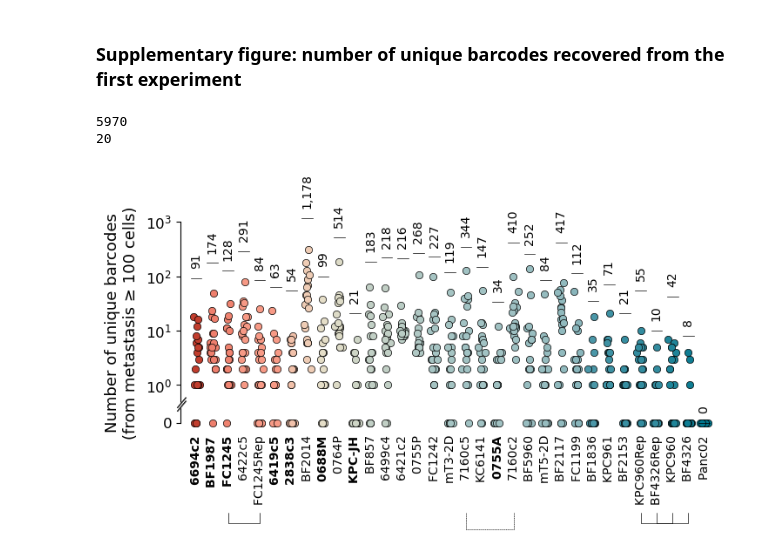
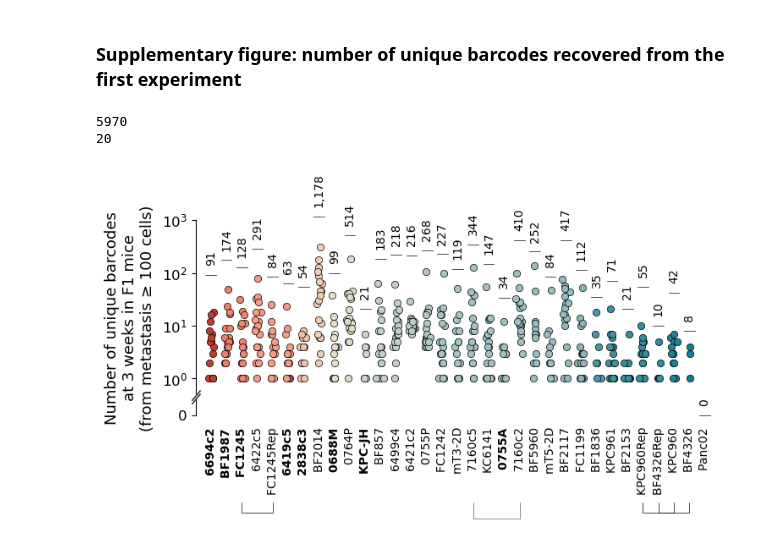
Before and after one commit to alyulina/metastatic-phenotypes, a Jupyter notebook: figures/fig2.ipynb, the cells around one changed output. Drawn from its saved outputs; the diff is of its cells as text; code cells hidden in the pictures.

```diff
--- a/figures/fig2.ipynb
+++ b/figures/fig2.ipynb
@@ -619,0 +858,15 @@ plt.savefig(path_to_save_figs + si + '_' + name + '.pdf', dpi=300, bbox_inches='
+# %%
+# 2d Rag1 iv lung samples from exp. one (see bootstrapping.ipynb for details)
+what = ['1', 3, 'Rag1-/-', 'intravenous', 'lung']
+tag = '_'.join([str(w).replace('/', '').replace(' ', '') for w in what])
+samples = list(set(metadata.loc[(metadata['experiment'] == what[0]) &
+                                (metadata['time point, d'] <= what[1]) & # be careful here
+                                (metadata['genotype'] == what[2]) &
+                                (metadata['injection method'] == what[3]) &
+                                (metadata['tissue'] == what[4])
+].apply(lambda row: row['notes'].split()[0] if row['notes'] != 'none' else row.name, axis=1).tolist())) # choosing the correct name for merged counts
+
+clID__mean_rag1_2d = utils.get_burden_and_n(samples, min_tumor_size=100)[0] # data mean
+clID__err_rag1_2d = {k: [max(0, clID__mean_rag1_2d[k] - np.percentile(v, 2.5)), max(0, np.percentile(v, 97.5) - clID__mean_rag1_2d [k])] for k, v in what__relative_burden_bootstraps['burden_bootstrap__' + tag].items()}
+
+clIDs_sorted_rag1_2d = [y[0] for y in sorted(clID__mean_rag1_2d.items(), key=lambda x: x[-1], reverse=True)]
@@ -692,17 +1075,29 @@ ax.spines['left'].set_linewidth(0.5)
 
 n = 0
 
-clID__n_tumors = {}
-for sample in samples:
-    for i, clID in enumerate(clIDs[1:]):
-        if clID not in clID__n_tumors:
-            clID__n_tumors[clID] = []
-        clID__n_tumors[clID].append(len([x for x in sample_clID_barcode__count[sample][clID].values() if x >= 100]))
-        #plt.scatter(i, n_tumors, color='#00000000', edgecolor='black', linewidth=0.8)
+# making a list of 3w F1 iv lung samples from exp. one
+what = ['1', 20, 'C57B6/129S F1', 'intravenous', 'lung']
+samples = list(set(metadata.loc[(metadata['experiment'] == what[0]) &
+                                (metadata['time point, d'] > what[1]) & # be careful here
+                                (metadata['genotype'] == what[2]) &
+                                (metadata['injection method'] == what[3]) &
+                                (metadata['tissue'] == what[4])
+].apply(lambda row: row['notes'].split()[0] if row['notes'] != 'none' else row.name, axis=1).tolist())) # choosing the correct name for merged counts
+
+# getting tumor sizes:
+mouse_clID_barcode_size = utils.convert_barcode_reads_to_cell_counts(samples)
+
+# count unique barcodes per clID per mouse
+n_tumors = mouse_clID_barcode_size[mouse_clID_barcode_size['size'] >= 100].groupby(['mouse', 'clID'])['barcode'].nunique().reset_index(name='n_barcodes')
+
+clID__n_tumors = {clID: [] for clID in clIDs_no_spikein}
+for clID in clIDs[1:]:
+    values = n_tumors[n_tumors['clID'] == clID]['n_barcodes'].tolist()
+    clID__n_tumors[clID].extend(values)
 
 for i, clID in enumerate(clIDs_sorted):
     plt.scatter(i + np.random.normal(0, 0.1, len(clID__n_tumors[clID])), [0.2 if x == 0 else x for x in clID__n_tumors[clID]],
-                color=clID__color[clID], edgecolor='black', linewidth=0.5, clip_on=False)
+                color=clID__color_1[clID], edgecolor='black', linewidth=0.5, clip_on=False)
 
 
     if sum(clID__n_tumors[clID]) > 0:
@@ -733,33 +1128,33 @@ plt.yticks([2e-1, 1e0, 1e1, 1e2, 1e3], ['0', '$10^{0}$', '$10^{1}$', '$10^{2}$',
 clID__weight = {}
 for clID in clIDs:
     if clID__label[clID] in ['6694c2', '6419c5', 'BF1987', '0688M', 'FC1245', 'FC1245', 'KPC-JH', '0755A', '2838c3']:
         clID__weight[clID] = 'bold'
     else:
         clID__weight[clID] = 'normal'
 
 for label, clID in zip(plt.gca().get_xticklabels(), clIDs_sorted):
     label.set_fontproperties(matplotlib.font_manager.FontProperties(weight=clID__weight[clID]))
 
 for i in np.logspace(np.log10(0.35), np.log10(0.4), 10):
     plt.text(-1.4, i, '|', rotation=-40, size=12, color='white')
 plt.text(-1.4, 0.35, '|', rotation=-40, size=12)
 plt.text(-1.4, 0.4, '|', rotation=-40, size=12)
 
 # connecting replicate cell lines by lines
 for key, value in clID_replicates__linestyle.items():
     x = sorted([clIDs_sorted.index(key[0]), clIDs_sorted.index(key[1])])
     plt.annotate('', xy=(x[0], 0.005), xycoords='data', xytext=(x[1], 0.005), textcoords='data',
                 arrowprops=dict(arrowstyle='-', linestyle = value, linewidth=0.5, color='0',
                 patchA=None, patchB=None, connectionstyle='bar,fraction=-0.4'),
                 annotation_clip=False);
 
-plt.ylabel('Number of unique barcodes\n(from metastasis ≥ 100 cells)', fontsize=13, labelpad=6);
+plt.ylabel('Number of unique barcodes\nat 3 weeks in F1 mice\n(from metastasis ≥ 100 cells)', fontsize=13, labelpad=6);
 
 print(n)
 print(len(samples))
 
-plt.savefig(path_to_save_figs + si + '_' + name + '.pdf', dpi=300, bbox_inches='tight')
+plt.savefig(path_to_save_figs + 'fig2/figs/' + si + '_' + name + '.pdf', dpi=300, bbox_inches='tight')
 # %% [output]
 5970
 20
-[figure, old version]
+[figure, new version]
```
Also changed, not shown: parts of 42 cells of this notebook, 3 other files.
